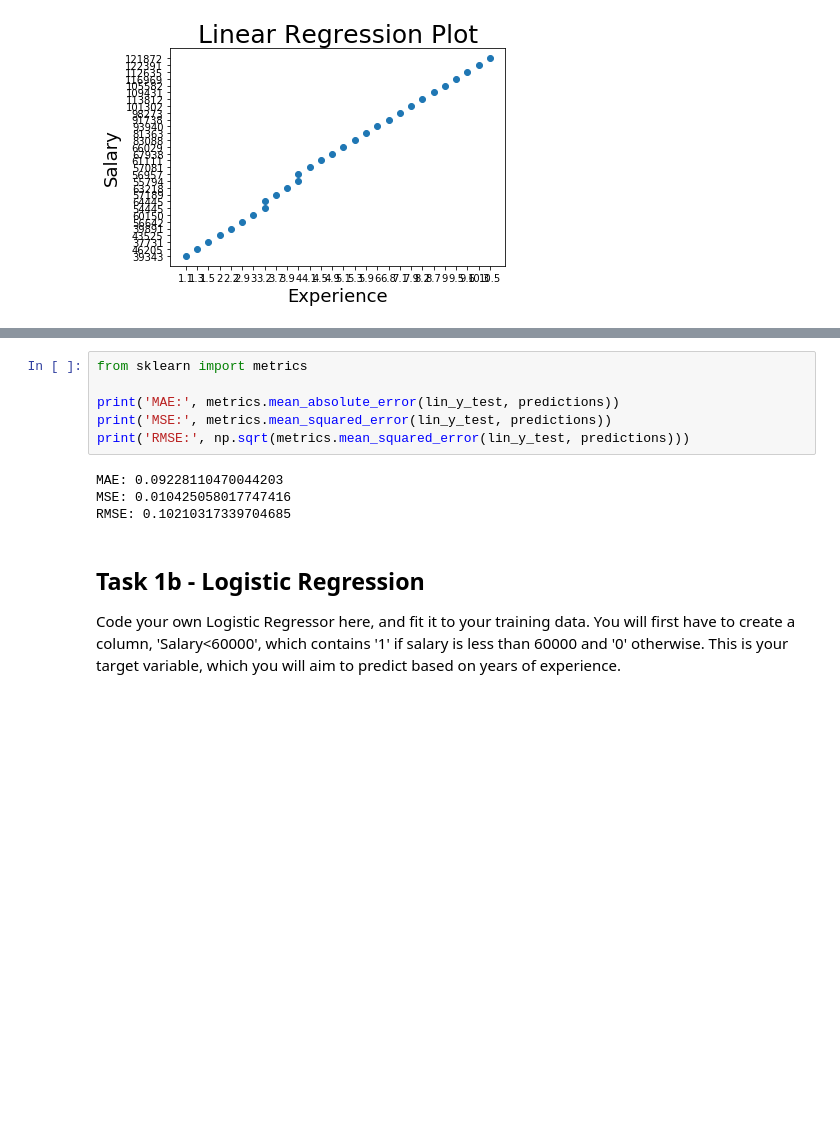
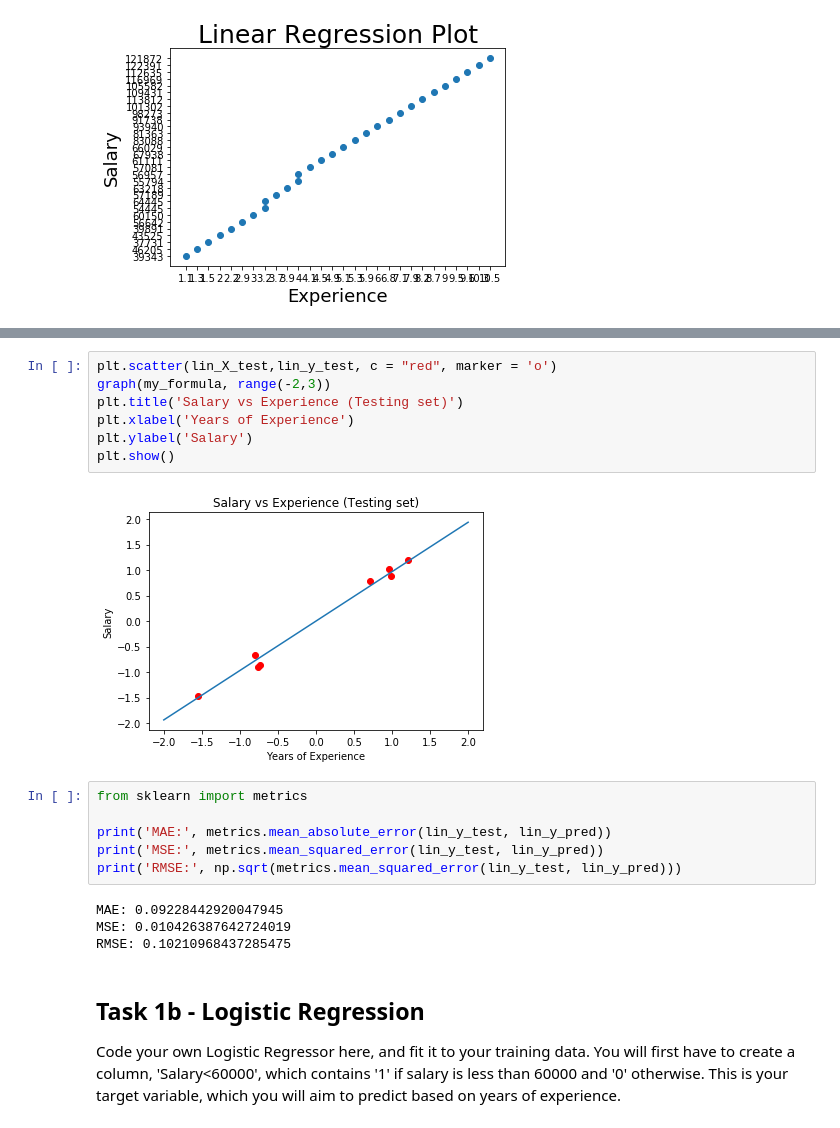
Before and after one commit to poojahkg/ML-SF, a Jupyter notebook: Module3.ipynb, the cells around one changed output, grey strips where cells are left out. Saved outputs shown, nothing was run; the diff lists cells and outputs as text; blank space fills up the shorter version.

```diff
--- a/Module3.ipynb
+++ b/Module3.ipynb
@@ -99,13 +162,22 @@ plt.scatter(lin_y_test,predictions)
+# %%
+plt.scatter(lin_X_test,lin_y_test, c = "red", marker = 'o')
+graph(my_formula, range(-2,3))
+plt.title('Salary vs Experience (Testing set)')
+plt.xlabel('Years of Experience')
+plt.ylabel('Salary')
+plt.show()
+# %% [output]
+[figure, added]
 # %%
 from sklearn import metrics
 
-print('MAE:', metrics.mean_absolute_error(lin_y_test, predictions))
-print('MSE:', metrics.mean_squared_error(lin_y_test, predictions))
-print('RMSE:', np.sqrt(metrics.mean_squared_error(lin_y_test, predictions)))
+print('MAE:', metrics.mean_absolute_error(lin_y_test, lin_y_pred))
+print('MSE:', metrics.mean_squared_error(lin_y_test, lin_y_pred))
+print('RMSE:', np.sqrt(metrics.mean_squared_error(lin_y_test, lin_y_pred)))
 # %% [output]
-MAE: 0.09228110470044203
-MSE: 0.010425058017747416
-RMSE: 0.10210317339704685
+MAE: 0.09228442920047945
+MSE: 0.010426387642724019
+RMSE: 0.10210968437285475
 # %% [markdown]
 ## Task 1b - Logistic Regression
 Code your own Logistic Regressor here, and fit it to your training data. You will first have to create a column, 'Salary<60000', which contains '1' if salary is less than 60000 and '0' otherwise. This is your target variable, which you will aim to predict based on years of experience.
```
Also changed, not shown: parts of 24 cells of this notebook.
